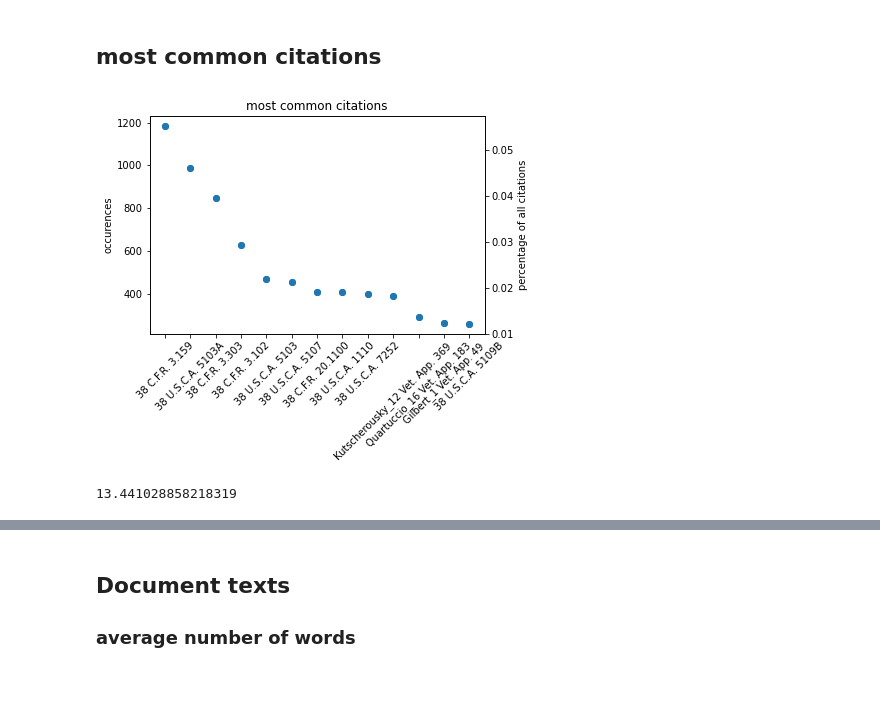
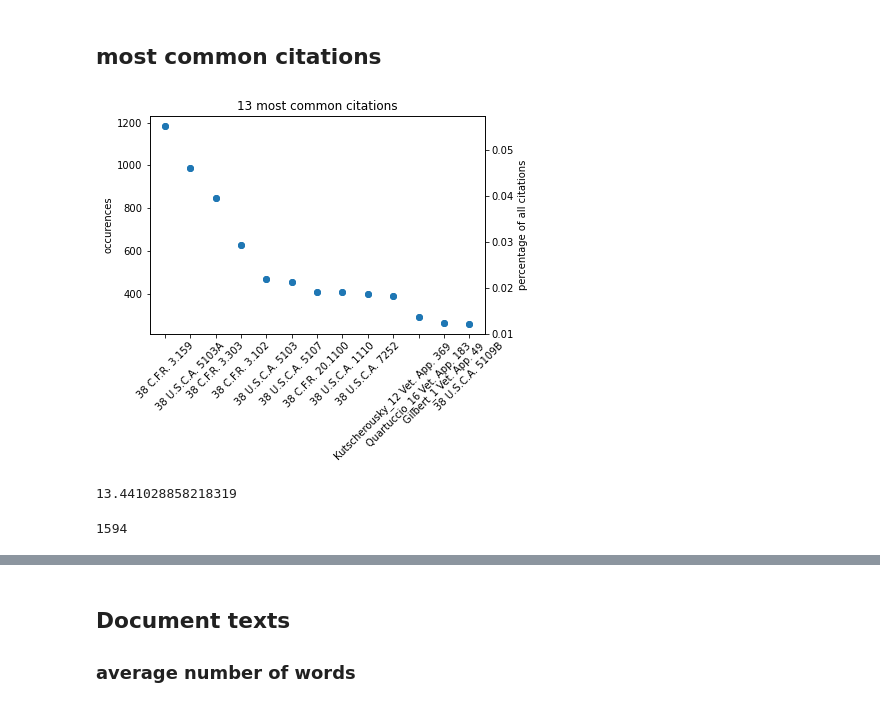
Before and after one commit to ottozastrow/co-cite, a Jupyter notebook: data_analysis/dataset statistics.ipynb, the cells around one changed output, grey strips where cells are left out. Drawn from its saved outputs; the diff is of its cells as text; code cells hidden in the pictures.

Commit message:
initial train.py and plotly integration in ipynbs

```diff
--- a/data_analysis/dataset statistics.ipynb
+++ b/data_analysis/dataset statistics.ipynb
@@ -44,9 +42,19 @@ plt.show()
+# %%
+figures = [] # add all plotly figures here
+# %%
+import plotly.express as px
+fig = px.histogram(df, x="num_citations", nbins=50)
+fig.show()
+figures.append(fig)
 # %%
 # percentiles
 percentiles = [i/10 for i in range(0, 10)]
 citations_per_percentile = df['num_citations'].quantile(percentiles)
-plt.title("percentiles of citations per document")
-plt.ylabel("avg Number of citations")
-plt.xlabel("percentile")
-plt.scatter(percentiles, citations_per_percentile)
-plt.show()
+# create the same scatter plot in plotly
+fig = px.scatter(x=percentiles, y=citations_per_percentile, labels={"x": "percentile", "y": "avg Number of citations"})
+title = "percentiles of citations per document"
+fig.update_layout(title_text=title)
+fig.update_xaxes(title_text="percentile")
+fig.update_yaxes(title_text="avg Number of citations")
+fig.show()
+figures.append(fig)
@@ -132,25 +138,50 @@ flattened = flatten(all_citations)
 counted = Counter(flattened)
 # %%
 # select the 13 most common items
-most_common = counted.most_common(13)
+n = 13
+most_common = counted.most_common(n)
 # convert list of tuples to two lists
 most_common_citations, most_common_counts = zip(*most_common)
 # normalize most_common_counts by total number of citations
 # make the x axis labels diagonal
 plt.xticks(rotation=45)
 
 plt.scatter(most_common_citations, most_common_counts)
 # show second y axis
 plt.ylabel("occurences")
 
 # show second y axis for normalized values
 plt.twinx()
 most_common_counts_normalized = [(i/len(flattened)) for i in most_common_counts]
 plt.scatter(most_common_citations, most_common_counts_normalized)
 plt.ylabel("percentage of all citations")
 
-plt.title('most common citations')
+plt.title(str(n) + ' most common citations')
 plt.show()
+
+from plotly.subplots import make_subplots
+
+# Create figure with secondary y-axis
+fig = make_subplots(specs=[[{"secondary_y": True}]])
+
+# Add traces
+fig.add_trace(
+    go.Scatter(x=most_common_citations, y=most_common_counts, name="occurences"),
+    secondary_y=False,
+)
+
+fig.add_trace(
+    go.Scatter(x=most_common_citations, y=most_common_counts_normalized, name="percentage of all citations", ),
+    secondary_y=True,
+)
+
+title = "most common citations"
+fig.update_layout(title_text=title)
+fig.update_xaxes(title_text="citation")
+
+fig.update_yaxes(title_text="percentage of all citations", secondary_y=True)
+figures.append(fig)
+fig.show()
 # %% [output]
-[figure, old version]
+[figure, new version]
 # %%
@@ -158,3 +189,8 @@ plt.show()
 print(sum(list(counted.values()))/len(list(counted.values())))
 # %% [output]
 13.441028858218319
+# %%
+# number of unique citations
+print(len(list(counted.keys())))
+# %% [output]
+1594
```
Also changed, not shown: parts of 11 cells of this notebook, 3 other files.
